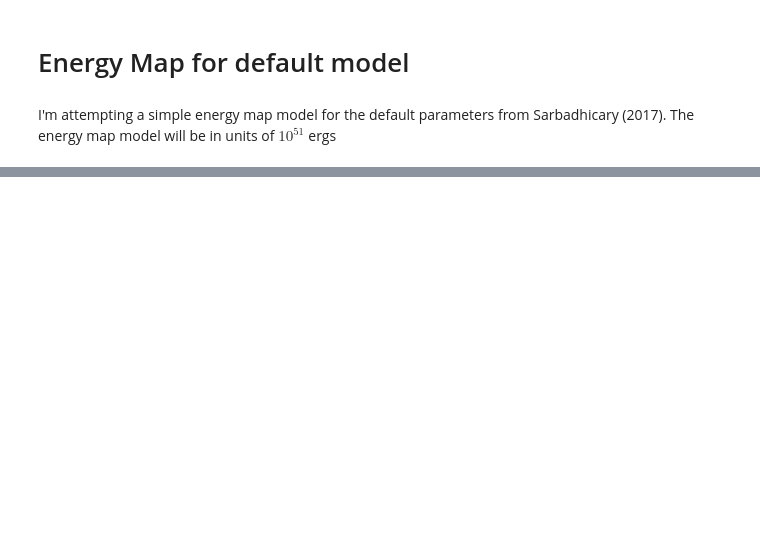
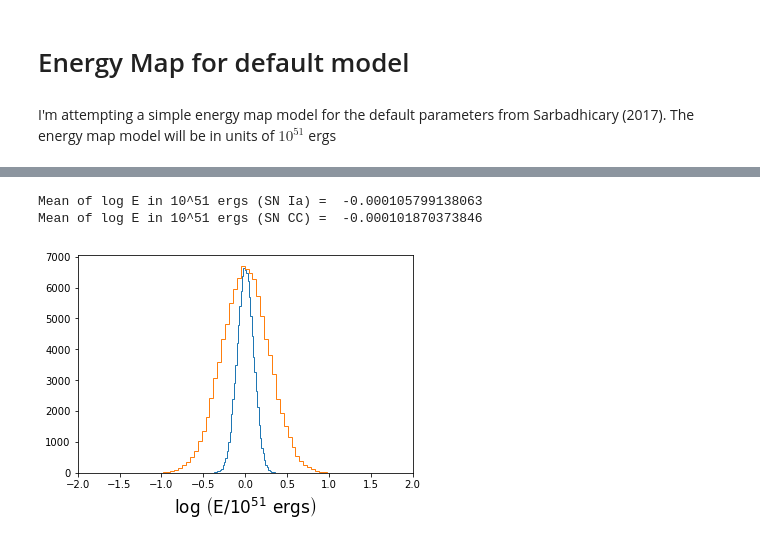
Before and after one commit to sks67/Feedback_CodeRepo, a Jupyter notebook: FeedbackMap.ipynb, the cells around one changed output, grey strips where cells are left out. Saved outputs shown, nothing was run; the diff lists cells and outputs as text; code cells hidden in the pictures; blank space fills up the shorter version.

```diff
--- a/FeedbackMap.ipynb
+++ b/FeedbackMap.ipynb
@@ -11,0 +1,25 @@ Populating the interactive namespace from numpy and matplotlib
+# %%
+%pylab inline
+import ismdensgen as ism
+reload(ism)
+
+#For timing purposes
+import time as tm
+import datetime as dt
+
+#Fiddling with maps
+from astropy.wcs import WCS
+from astropy.io import fits
+from astropy.coordinates import Angle
+from astropy import units as u
+from scipy import stats
+import astropy
+import ConfigParser
+
+mpl.rcParams['figure.figsize'] = [8.0, 6.0]
+mpl.rcParams['figure.dpi'] = 80
+mpl.rcParams['savefig.dpi'] = 100
+
+mpl.rcParams['font.size'] = 12
+mpl.rcParams['legend.fontsize'] = 'large'
+mpl.rcParams['figure.titlesize'] = 'medium'
@@ -37,0 +124,8 @@ print np.amin(locx), np. amax(locx)
+# %%
+e51_ia = 10**(np.random.normal(loc = 51.0, scale = 0.1, size = 100000) - 51.0) #0.4 variance ensures Hypernova, PISNs etc occur 1/1000 times "normal" CCSN (Janka 2012)    \
+e51_cc = 10**(np.random.normal(loc = 51.0, scale = 0.28, size = 100000) - 51.0)
+checkEnergies(e51_ia, e51_cc)
+# %% [output]
+Mean of log E in 10^51 ergs (SN Ia) =  -0.000105799138063
+Mean of log E in 10^51 ergs (SN CC) =  -0.000101870373846
+[figure, added]
```
Also changed, not shown: parts of 42 cells of this notebook, 3 other files.
